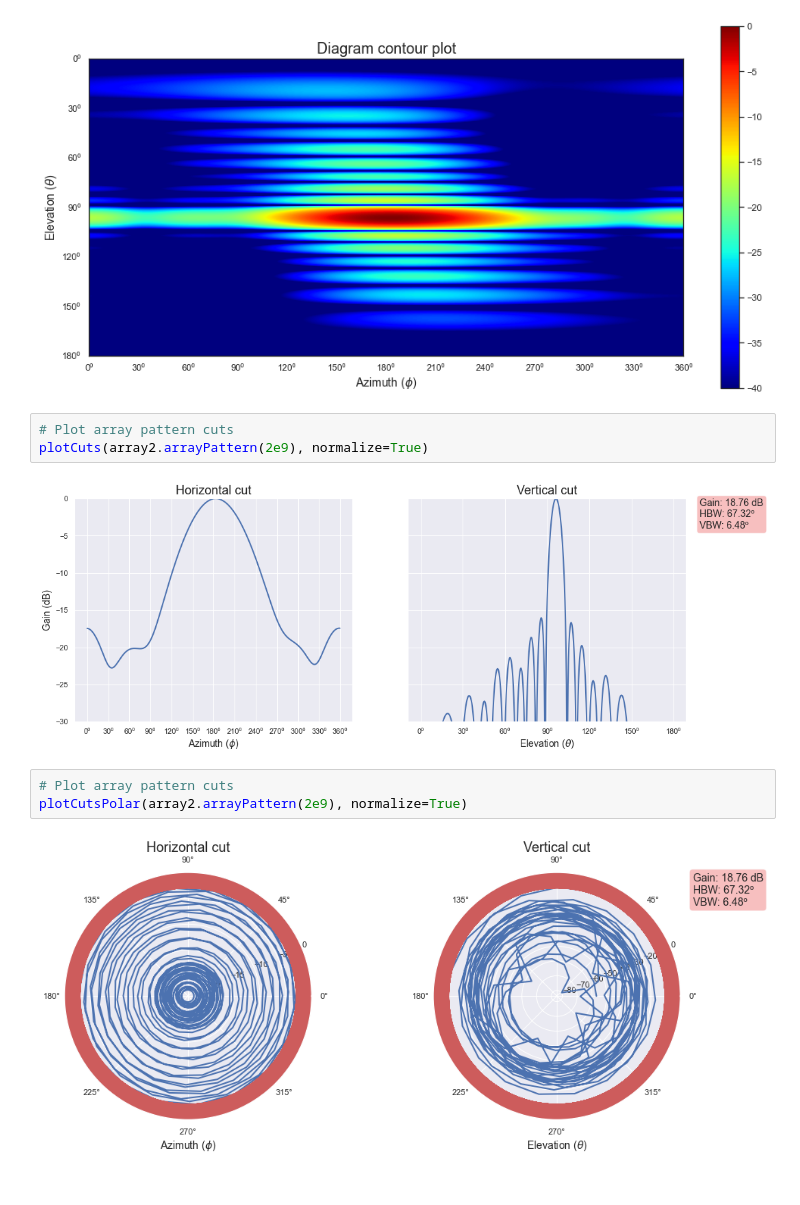
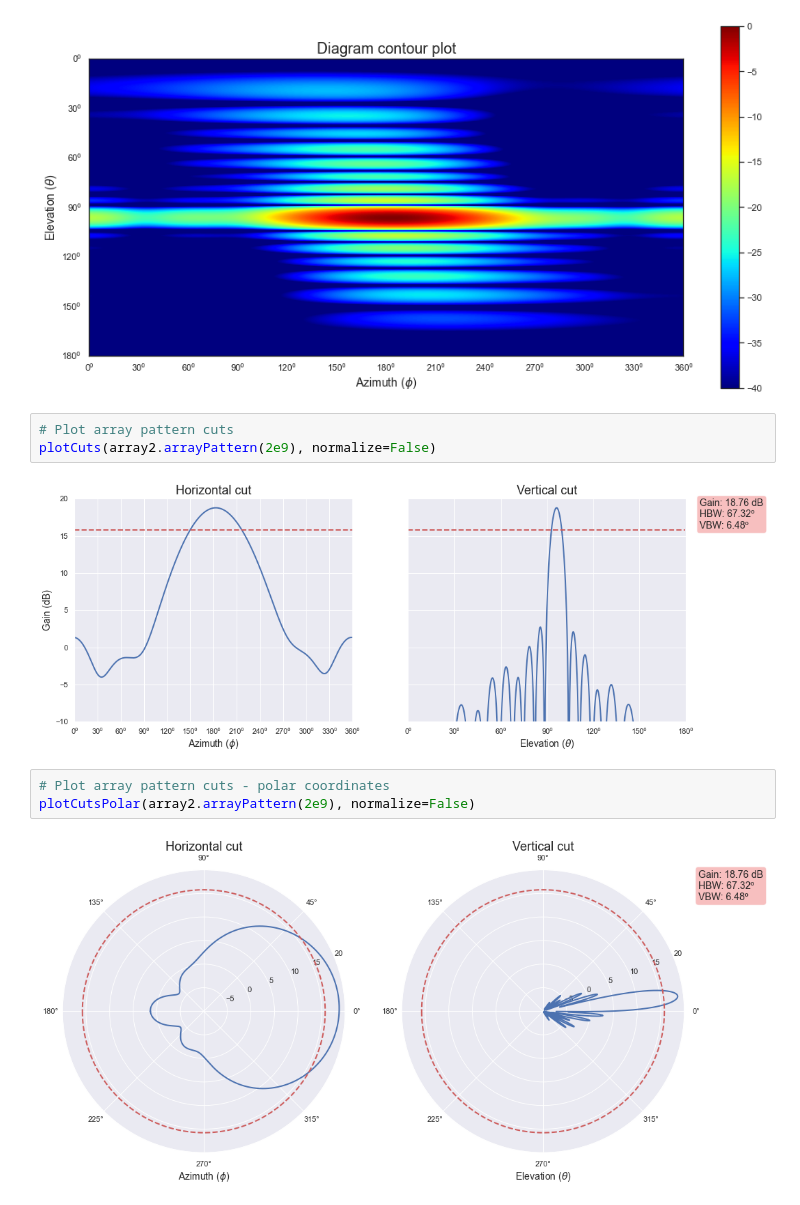
Before and after one commit to gvillalba86/PatternCalculator, a Jupyter notebook: arrayExample.ipynb, the cells around one changed output. Saved outputs shown, nothing was run; the diff lists cells and outputs as text.

Commit message:
Added polar plot, some fixes

```diff
--- a/arrayExample.ipynb
+++ b/arrayExample.ipynb
@@ -103,11 +103,11 @@ plotHM(array2.arrayPattern(2e9), normalize=True)
 [figure]
 # %%
 # Plot array pattern cuts
-plotCuts(array2.arrayPattern(2e9), normalize=True)
+plotCuts(array2.arrayPattern(2e9), normalize=False)
 # %% [output]
-[figure, old version]
+[figure, new version]
 # %%
-# Plot array pattern cuts
-plotCutsPolar(array2.arrayPattern(2e9), normalize=True)
+# Plot array pattern cuts - polar coordinates
+plotCutsPolar(array2.arrayPattern(2e9), normalize=False)
 # %% [output]
-[figure, old version]
+[figure, new version]
```
Also changed, not shown: parts of 11 cells of this notebook, 2 other files.
